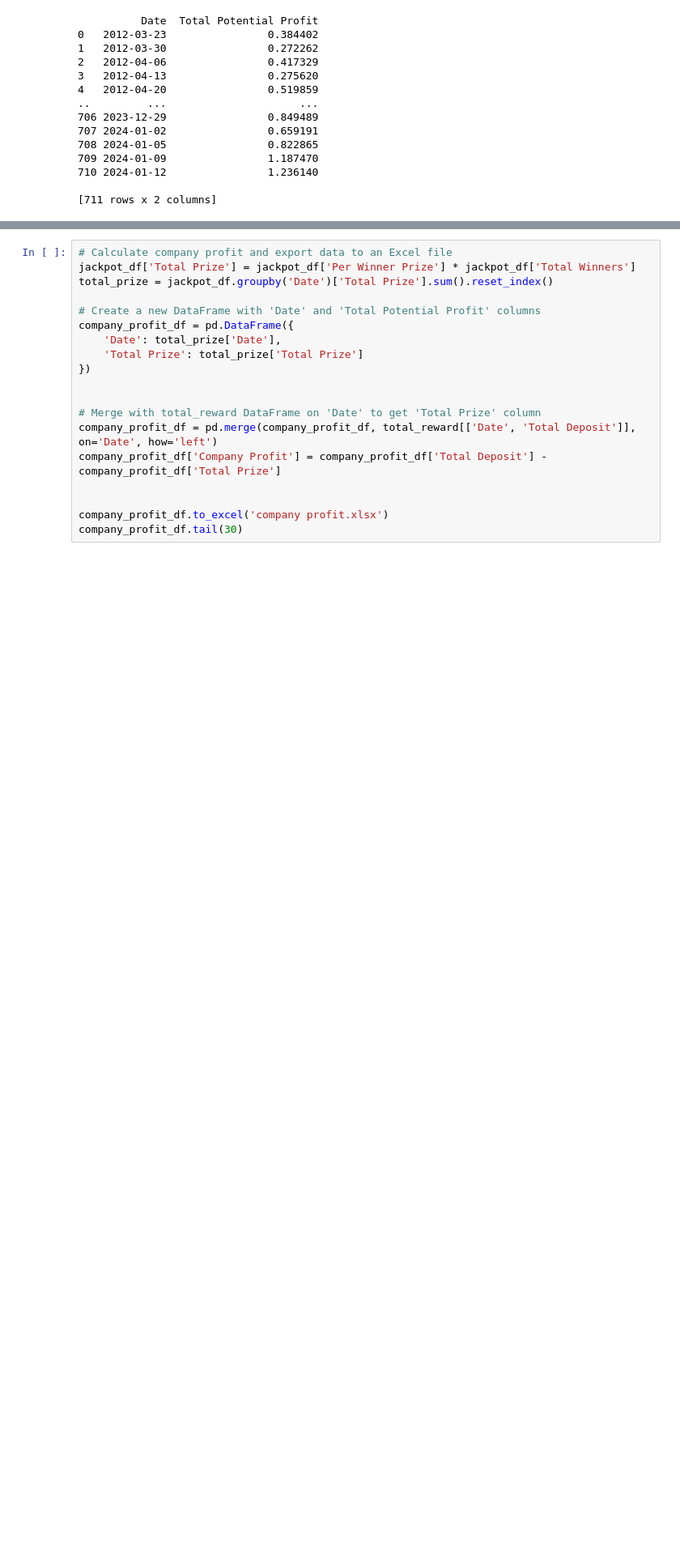
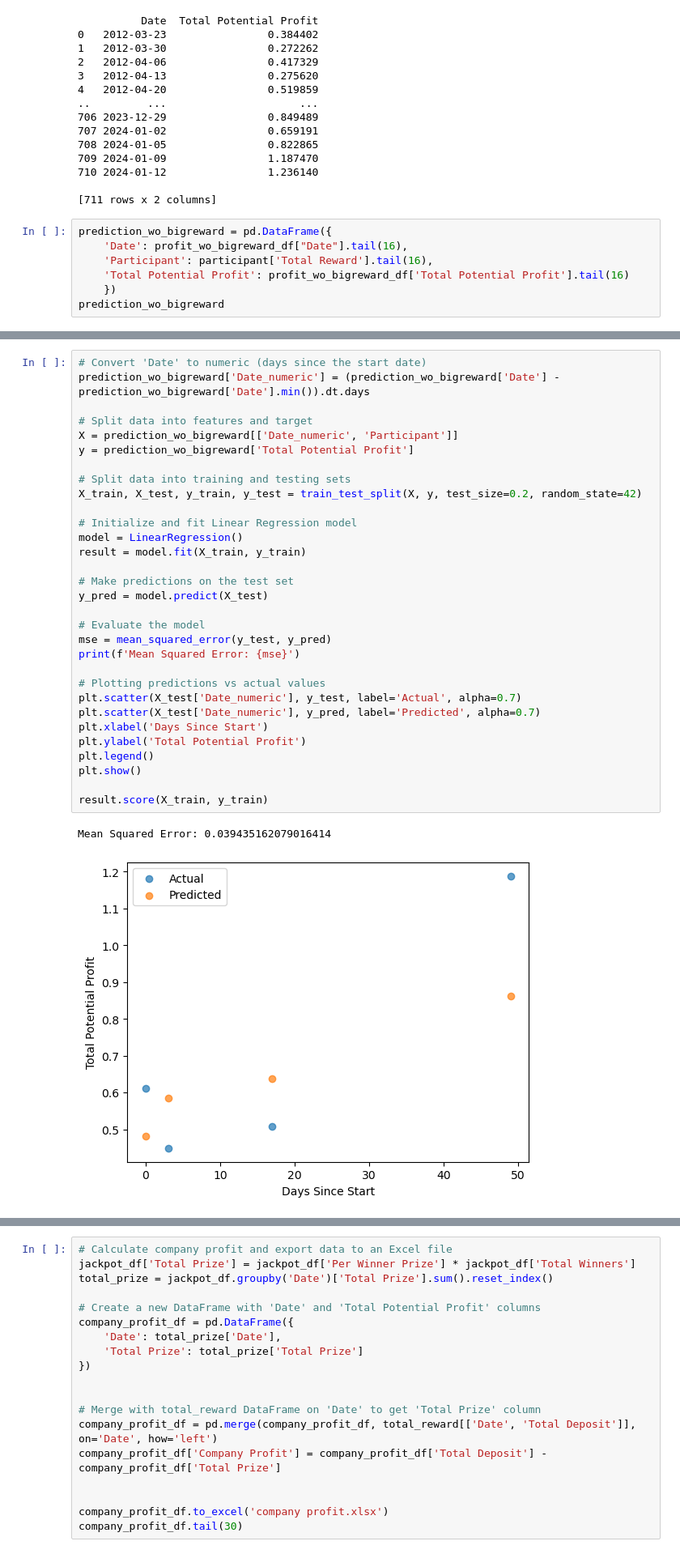
Before and after one commit to berna-ozer/Mid-Project-EuroJackpot-Prediction, a Jupyter notebook: eurojackpot.ipynb, the cells around one changed output, grey strips where cells are left out. Shown: that part at 81% size. Saved outputs shown, nothing was run; the diff lists cells and outputs as text; blank space fills up the shorter version.

```diff
--- a/eurojackpot.ipynb
+++ b/eurojackpot.ipynb
@@ -329,3 +331,10 @@ print(profit_wo_bigreward_df)
 710 2024-01-12                1.236140
 
 [711 rows x 2 columns]
+# %%
+prediction_wo_bigreward = pd.DataFrame({
+    'Date': profit_wo_bigreward_df["Date"].tail(16),
+    'Participant': participant['Total Reward'].tail(16),
+    'Total Potential Profit': profit_wo_bigreward_df['Total Potential Profit'].tail(16)
+    })
+prediction_wo_bigreward
@@ -331,0 +359,34 @@ print(profit_wo_bigreward_df)
+# %%
+# Convert 'Date' to numeric (days since the start date)
+prediction_wo_bigreward['Date_numeric'] = (prediction_wo_bigreward['Date'] - prediction_wo_bigreward['Date'].min()).dt.days
+
+# Split data into features and target
+X = prediction_wo_bigreward[['Date_numeric', 'Participant']]
+y = prediction_wo_bigreward['Total Potential Profit']
+
+# Split data into training and testing sets
+X_train, X_test, y_train, y_test = train_test_split(X, y, test_size=0.2, random_state=42)
+
+# Initialize and fit Linear Regression model
+model = LinearRegression()
+result = model.fit(X_train, y_train)
+
+# Make predictions on the test set
+y_pred = model.predict(X_test)
+
+# Evaluate the model
+mse = mean_squared_error(y_test, y_pred)
+print(f'Mean Squared Error: {mse}')
+
+# Plotting predictions vs actual values
+plt.scatter(X_test['Date_numeric'], y_test, label='Actual', alpha=0.7)
+plt.scatter(X_test['Date_numeric'], y_pred, label='Predicted', alpha=0.7)
+plt.xlabel('Days Since Start')
+plt.ylabel('Total Potential Profit')
+plt.legend()
+plt.show()
+
+result.score(X_train, y_train)
+# %% [output]
+Mean Squared Error: 0.039435162079016414
+[figure, added]
```
Also changed, not shown: parts of 7 cells of this notebook.
